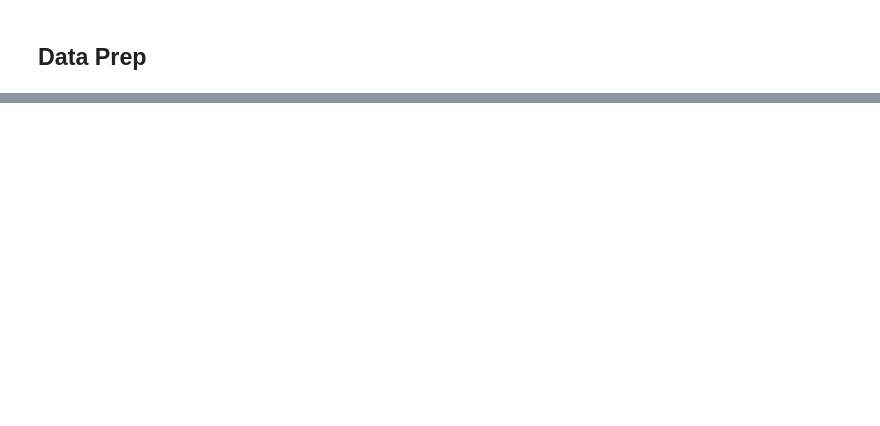
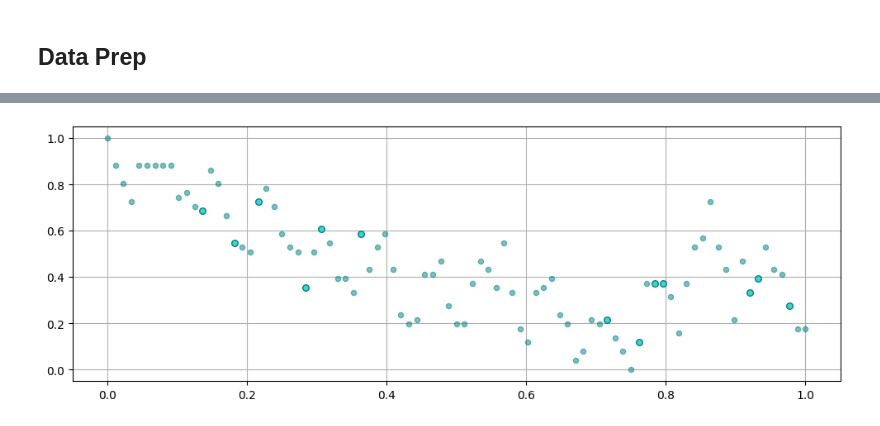
Before and after one commit to celerygemini/kurvy, a Jupyter notebook: poly_dev.ipynb, the cells around one changed output, grey strips where cells are left out. Drawn from its saved outputs; the diff is of its cells as text; code cells hidden in the pictures; blank space fills up the shorter version.

```diff
--- a/poly_dev.ipynb
+++ b/poly_dev.ipynb
@@ -45,4 +136,6 @@ XY_test = XY[splits[0]:]
 X_train_sorted = XY_train[np.argsort(XY_train[:,0])][:,0]
 Y_train_sorted = XY_train[np.argsort(XY_train[:,0])][:,1]
 # %%
-curvy.utils.simple_plot(X_train_sorted,Y_train_sorted,test_data=XY_test)
+kurvy.utils.simple_plot(X_train_sorted,Y_train_sorted,test_data=XY_test)
+# %% [output]
+[figure, added]
```
Also changed, not shown: parts of 9 cells of this notebook, 6 other files.
